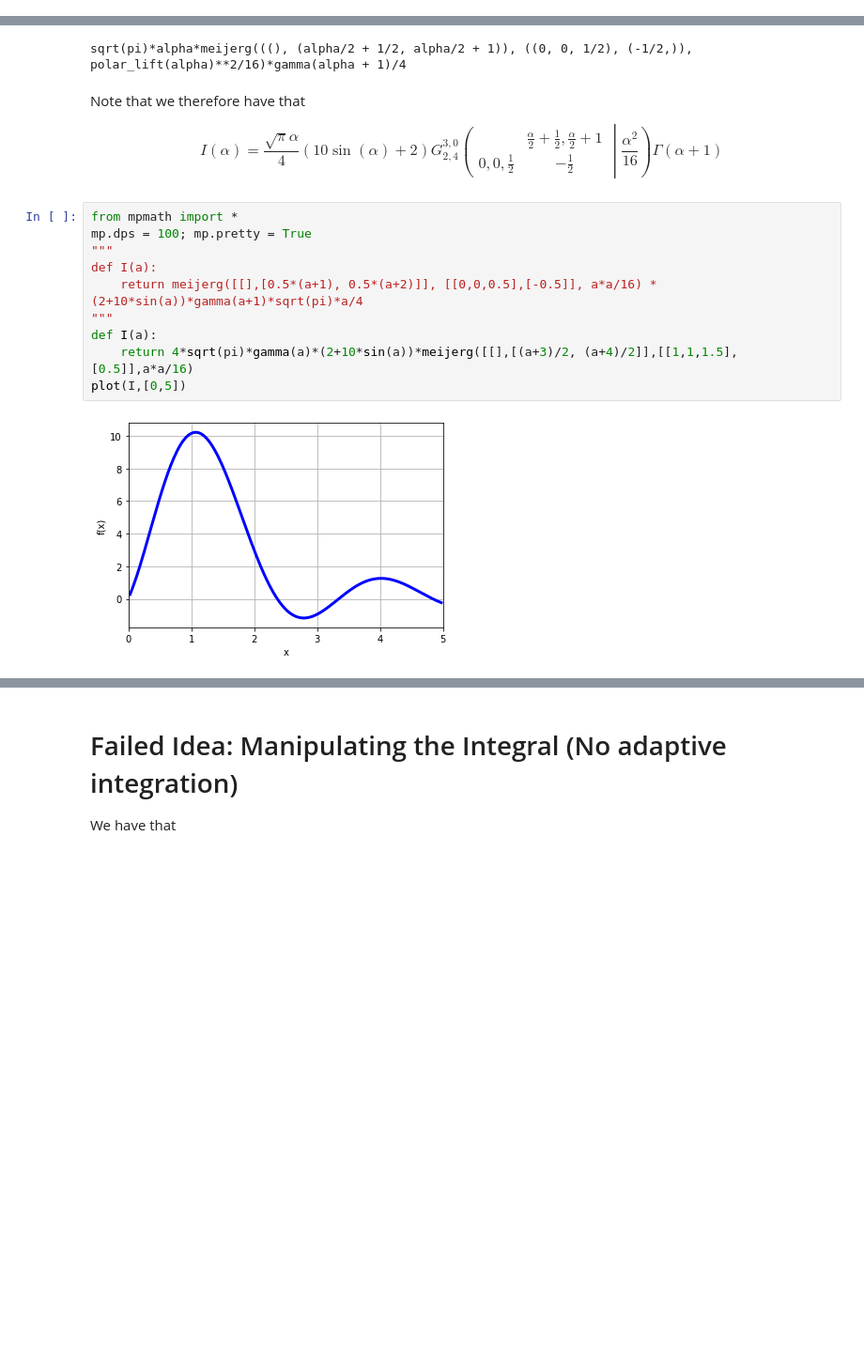
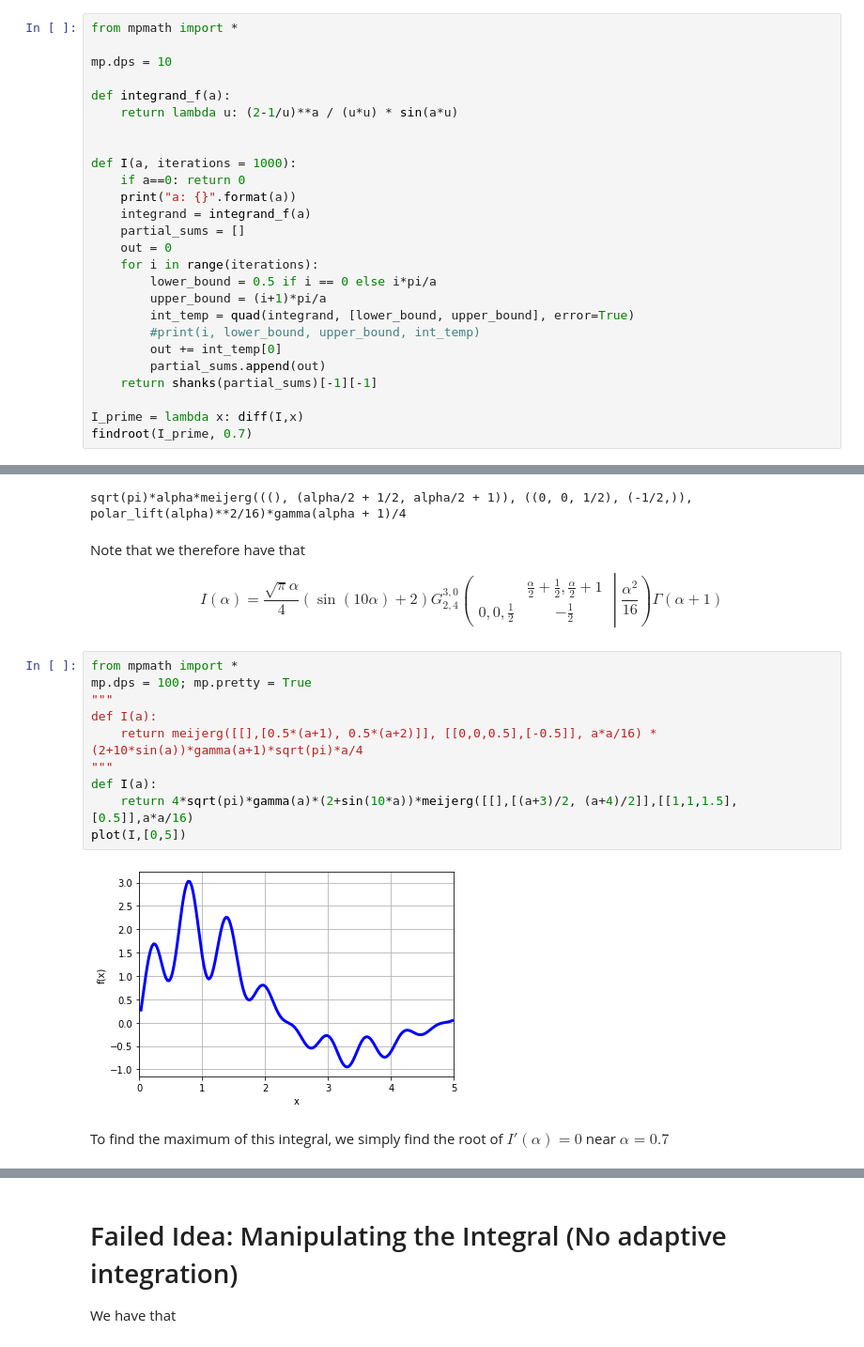
Before and after one commit to epistemologist/100-Digit-Challenge, a Jupyter notebook: Problem 9.ipynb, the cells around one changed output, grey strips where cells are left out. Shown at 94% size. Saved outputs shown, nothing was run; the diff lists cells and outputs as text; blank space fills up the shorter version.

```diff
--- a/Problem 9.ipynb
+++ b/Problem 9.ipynb
@@ -154,3 +154,29 @@ a: 4.9250000000000002734
 a: 4.9500000000000002748
 a: 4.9750000000000002762
 [figure]
+# %%
+from mpmath import *
+
+mp.dps = 10
+
+def integrand_f(a):
+    return lambda u: (2-1/u)**a / (u*u) * sin(a*u)
+
+
+def I(a, iterations = 1000):
+    if a==0: return 0
+    print("a: {}".format(a))
+    integrand = integrand_f(a)
+    partial_sums = []
+    out = 0
+    for i in range(iterations):
+        lower_bound = 0.5 if i == 0 else i*pi/a
+        upper_bound = (i+1)*pi/a
+        int_temp = quad(integrand, [lower_bound, upper_bound], error=True)
+        #print(i, lower_bound, upper_bound, int_temp)
+        out += int_temp[0]
+        partial_sums.append(out)
+    return shanks(partial_sums)[-1][-1]
+
+I_prime = lambda x: diff(I,x)
+findroot(I_prime, 0.7)
@@ -175,16 +221,18 @@ sqrt(pi)*alpha*meijerg(((), (alpha/2 + 1/2, alpha/2 + 1)), ((0, 0, 1/2), (-1/2,)
 # %% [markdown]
 Note that we therefore have that
 
-$$I(\alpha) = \frac{\sqrt{\pi} \alpha}{4} \left(10 \sin{\left (\alpha \right )} + 2\right) {G_{2, 4}^{3, 0}\left(\begin{matrix}  & \frac{\alpha}{2} + \frac{1}{2}, \frac{\alpha}{2} + 1 \\0, 0, \frac{1}{2} & - \frac{1}{2} \end{matrix} \middle| {\frac{\alpha^2}{16}} \right)} \Gamma{\left(\alpha + 1 \right)} $$
+$$I(\alpha) = \frac{\sqrt{\pi} \alpha}{4} \left(\sin{\left (10\alpha \right )} + 2\right) {G_{2, 4}^{3, 0}\left(\begin{matrix}  & \frac{\alpha}{2} + \frac{1}{2}, \frac{\alpha}{2} + 1 \\0, 0, \frac{1}{2} & - \frac{1}{2} \end{matrix} \middle| {\frac{\alpha^2}{16}} \right)} \Gamma{\left(\alpha + 1 \right)} $$
 # %%
 from mpmath import *
 mp.dps = 100; mp.pretty = True
 """
 def I(a):
     return meijerg([[],[0.5*(a+1), 0.5*(a+2)]], [[0,0,0.5],[-0.5]], a*a/16) * (2+10*sin(a))*gamma(a+1)*sqrt(pi)*a/4
 """
 def I(a):
-    return 4*sqrt(pi)*gamma(a)*(2+10*sin(a))*meijerg([[],[(a+3)/2, (a+4)/2]],[[1,1,1.5],[0.5]],a*a/16)
+    return 4*sqrt(pi)*gamma(a)*(2+sin(10*a))*meijerg([[],[(a+3)/2, (a+4)/2]],[[1,1,1.5],[0.5]],a*a/16)
 plot(I,[0,5])
 # %% [output]
-[figure, old version]
+[figure, new version]
+# %% [markdown]
+To find the maximum of this integral, we simply find the root of $I'(\alpha) = 0$ near $\alpha = 0.7$
```
Also changed, not shown: parts of 4 cells of this notebook.
